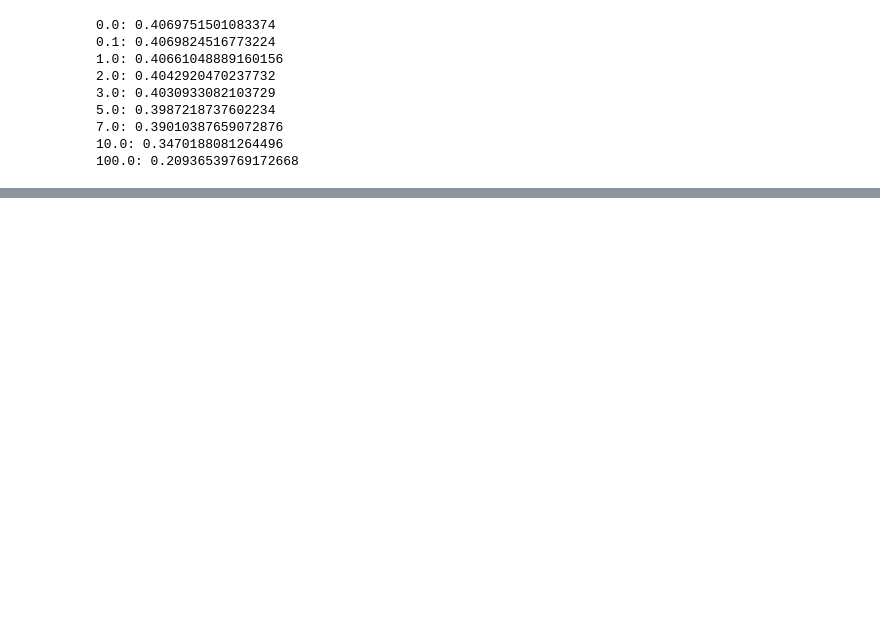
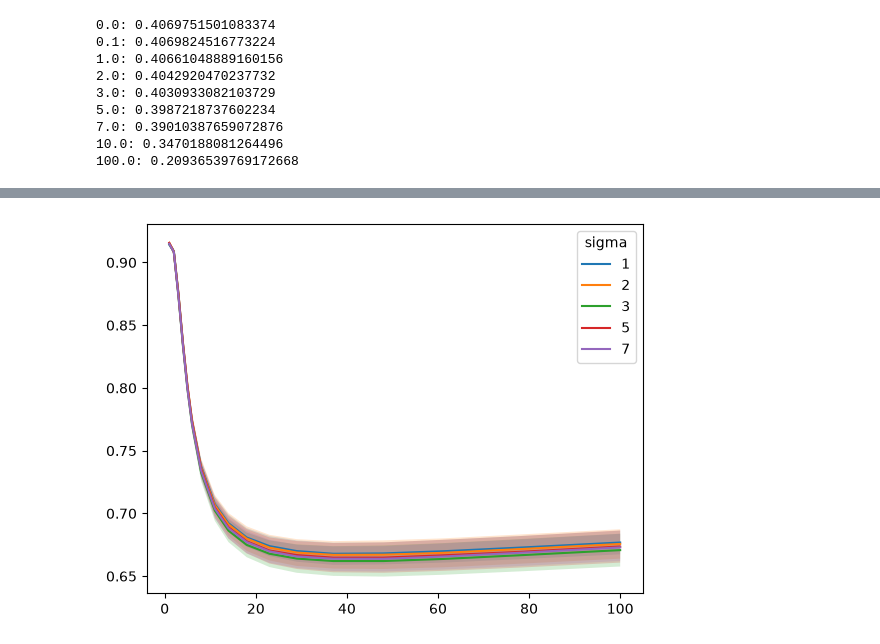
Before and after one commit to NathanSoeding/sensorium, a Jupyter notebook: analysis/entropy_reg.ipynb, the cells around one changed output, grey strips where cells are left out. Saved outputs shown, nothing was run; the diff lists cells and outputs as text; code cells hidden in the pictures; blank space fills up the shorter version.

```diff
--- a/analysis/entropy_reg.ipynb
+++ b/analysis/entropy_reg.ipynb
@@ -176,0 +211,23 @@ plt.tight_layout()
+# %%
+full_grids = {}
+for sigma, sigma_models in models.items():
+    sigma_grids = []
+    for model in sigma_models:
+        grids = []
+        for key in data_keys:
+            spatial = model.readout[key].spatial.detach().cpu()
+            n, h, w = spatial.shape
+            y = spatial.sum(dim=2)  # n, h
+            x = spatial.sum(dim=1)  # n, w
+
+            y_pos = torch.arange(h).unsqueeze(0).expand(n, h)
+            x_pos = torch.arange(w).unsqueeze(0).expand(n, w)
+
+            y_avg = (y_pos * y).sum(dim=1)
+            x_avg = (x_pos * x).sum(dim=1)
+
+            grid = torch.stack([x_avg, y_avg], dim=1)
+            grids.append(grid)
+        sigma_grids.append(grids)
+
+    full_grids[sigma] = sigma_grids
@@ -176,0 +282,21 @@ plt.tight_layout()
+# %%
+curves = {}
+for sigma, sigma_models in models.items():
+    readouts = []
+    for model in sigma_models:
+        r = torch.cat([model.readout[key].features.detach() for key in data_keys])
+        r = model.whitener.transform_weights(r.T).T.cpu()
+        readouts.append(r)
+
+    curve, k_range = get_knn_curve(readouts)
+    curves[sigma] = curve
+# %%
+for sigma, curve in curves.items():
+    m, s = curve[0], curve[1]
+    plt.plot(k_range, m, label=sigma)
+    plt.fill_between(k_range, m - s, m + s, alpha=0.2)
+
+plt.legend(title='sigma')
+plt.show()
+# %% [output]
+[figure, added]
```
Also changed, not shown: parts of 4 cells of this notebook, 2 other files.
